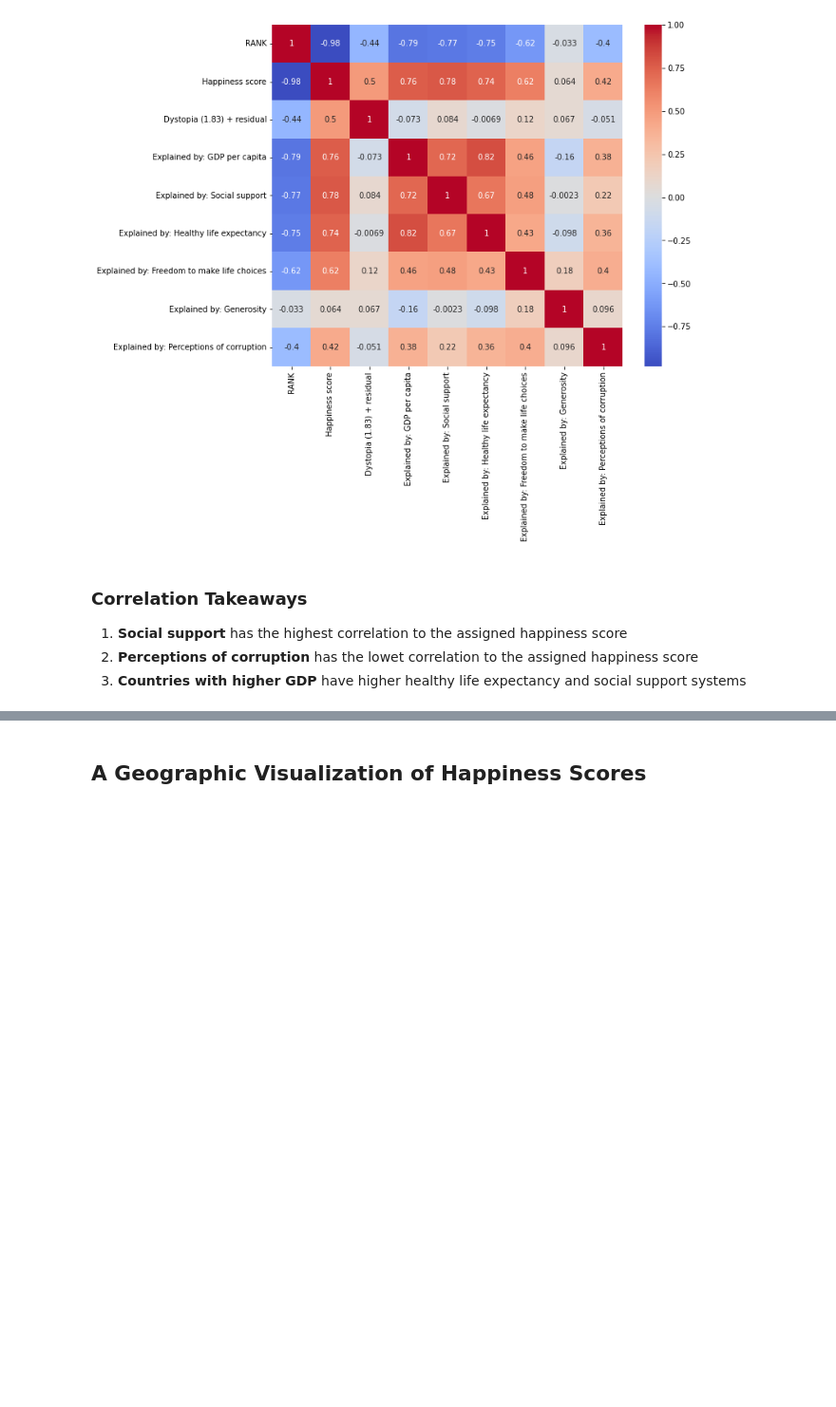
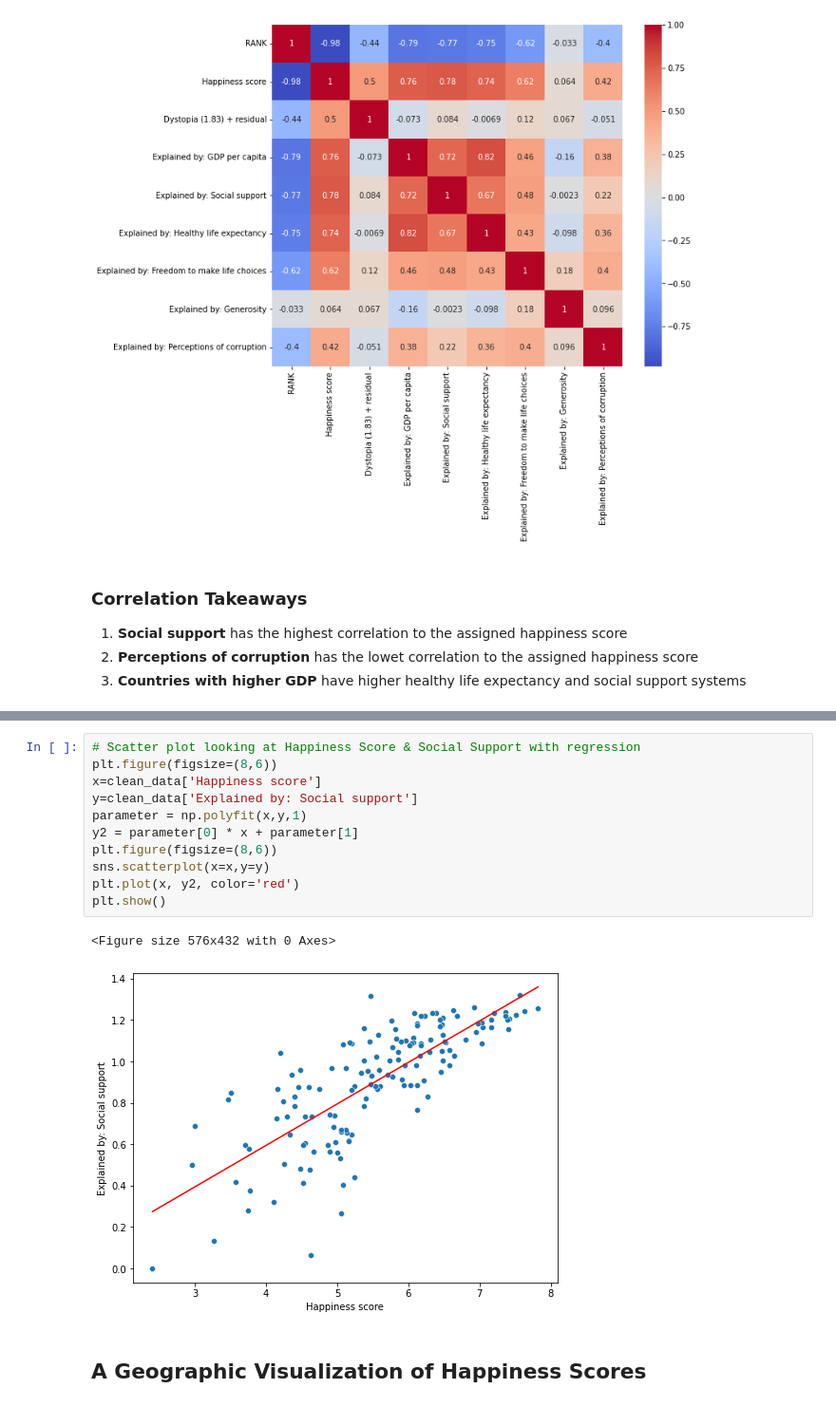
Before and after one commit to terrafirmatrekker/WHR2022EDA, a Jupyter notebook: WorldHappinessReport22EDA.ipynb, the cells around one changed output, grey strips where cells are left out. Shown at 95% size. Saved outputs shown, nothing was run; the diff lists cells and outputs as text; blank space fills up the shorter version.

```diff
--- a/WorldHappinessReport22EDA.ipynb
+++ b/WorldHappinessReport22EDA.ipynb
@@ -258,3 +275,17 @@ sns.heatmap(clean_data.corr(), cmap='coolwarm', annot=True);
+# %%
+# Scatter plot looking at Happiness Score & Social Support with regression
+plt.figure(figsize=(8,6))
+x=clean_data['Happiness score']
+y=clean_data['Explained by: Social support']
+parameter = np.polyfit(x,y,1)
+y2 = parameter[0] * x + parameter[1]
+plt.figure(figsize=(8,6))
+sns.scatterplot(x=x,y=y)
+plt.plot(x, y2, color='red')
+plt.show()
+# %% [output]
+<Figure size 576x432 with 0 Axes>
+[figure, added]
 # %% [markdown]
 ## A Geographic Visualization of Happiness Scores
 # %%
```
Also changed, not shown: parts of 6 cells of this notebook.
